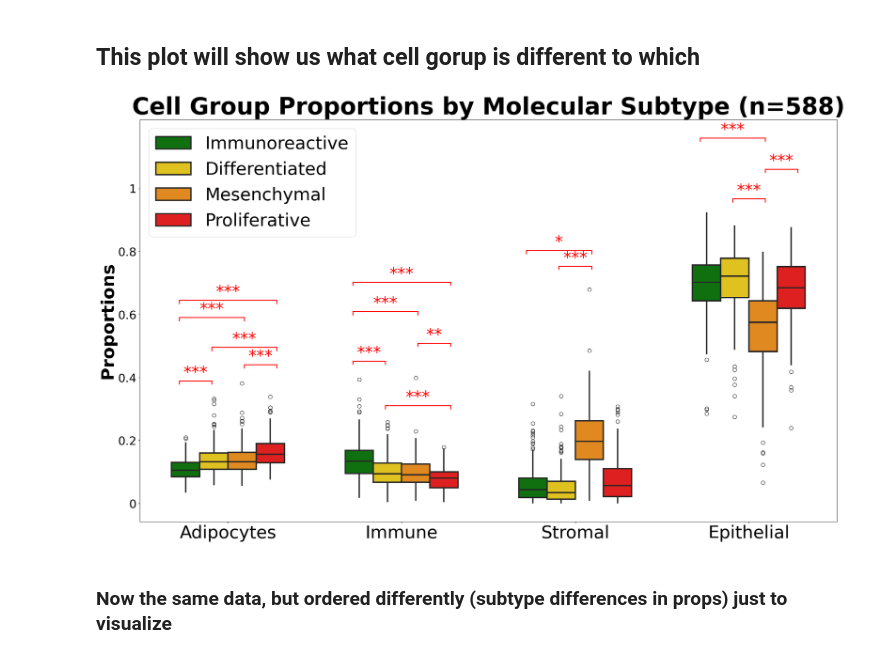
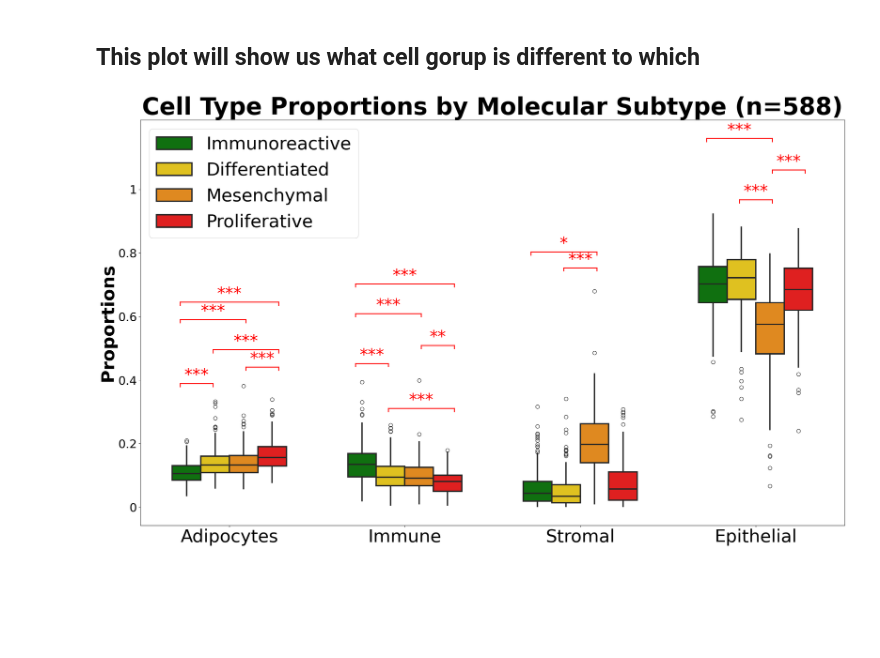
Before and after one commit to ivichadriana/HGSOC_Adipocytes, a Jupyter notebook: notebooks/analysis_proportions_vs_subtype.ipynb, the cells around one changed output. Cells and saved outputs as stored; diff of their text form; code cells hidden in the pictures; blank space fills up the shorter version.

```diff
--- a/notebooks/analysis_proportions_vs_subtype.ipynb
+++ b/notebooks/analysis_proportions_vs_subtype.ipynb
@@ -524,32 +524,32 @@ for f_i, frac in enumerate(fractions):
             color="red",
             fontsize=36,
         )
 
 # ---------- cosmetics ----------------------------------------------------
 ax.set_ylabel("Proportion", fontsize=26)
 ax.set_xlabel("")
 ax.set_title(
     "Adipocyte, Immune and Stromal fractions by molecular subtype\n"
     "(Tukey HSD: *, **, ***)",
     fontsize=28,
     weight="bold",
 )
 ax.tick_params(axis="both", labelsize=20)
 ax.legend(title="", fontsize=45, loc="best")
 plt.tight_layout()
 plt.ylabel("Proportions", fontsize=39, fontweight="bold")
 plt.xlabel("", fontsize=39)
 plt.title(
-    f"Cell Group Proportions by Molecular Subtype (n={df.shape[0]})",
+    f"Cell Type Proportions by Molecular Subtype (n={df.shape[0]})",
     fontsize=52,
     fontweight="bold",
 )
 plt.legend(title="", fontsize=39, loc="upper left")
 plt.xticks(fontsize=39)
 plt.yticks(
     ticks=[0, 0.2, 0.4, 0.6, 0.8, 1], labels=[0, 0.2, 0.4, 0.6, 0.8, 1], fontsize=26
 )
 plt.tight_layout()
 plt.show()
 # %% [output]
-[figure, old version]
+[figure, new version]
@@ -559,2 +555,0 @@ assert (df_sub[["Adipocytes", "Immune", "Stromal"]] < 1).all().all()
-# %% [markdown]
-### Now the same data, but ordered differently (subtype differences in props) just to visualize
```
Also changed, not shown: parts of 2 cells of this notebook, 8 other files.
